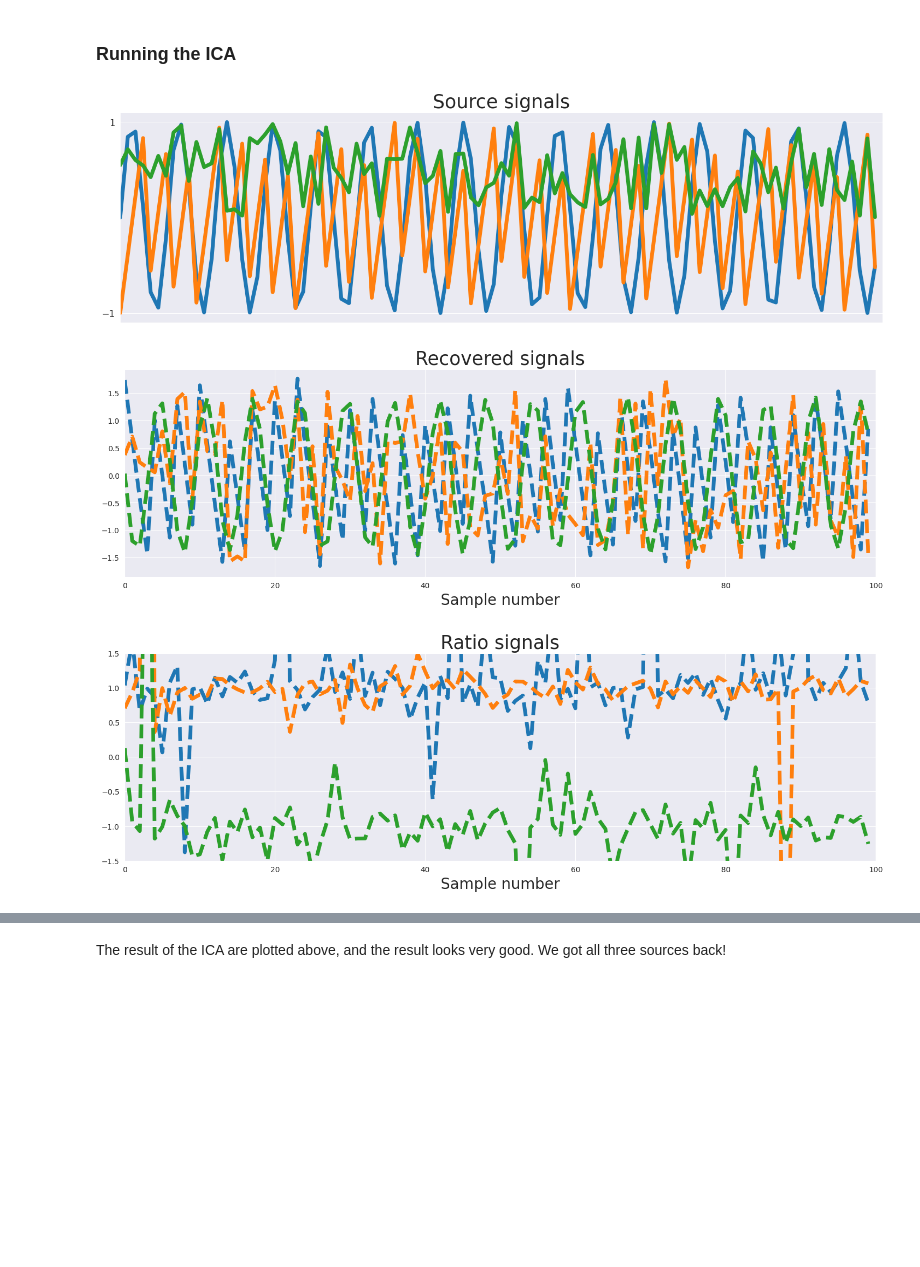
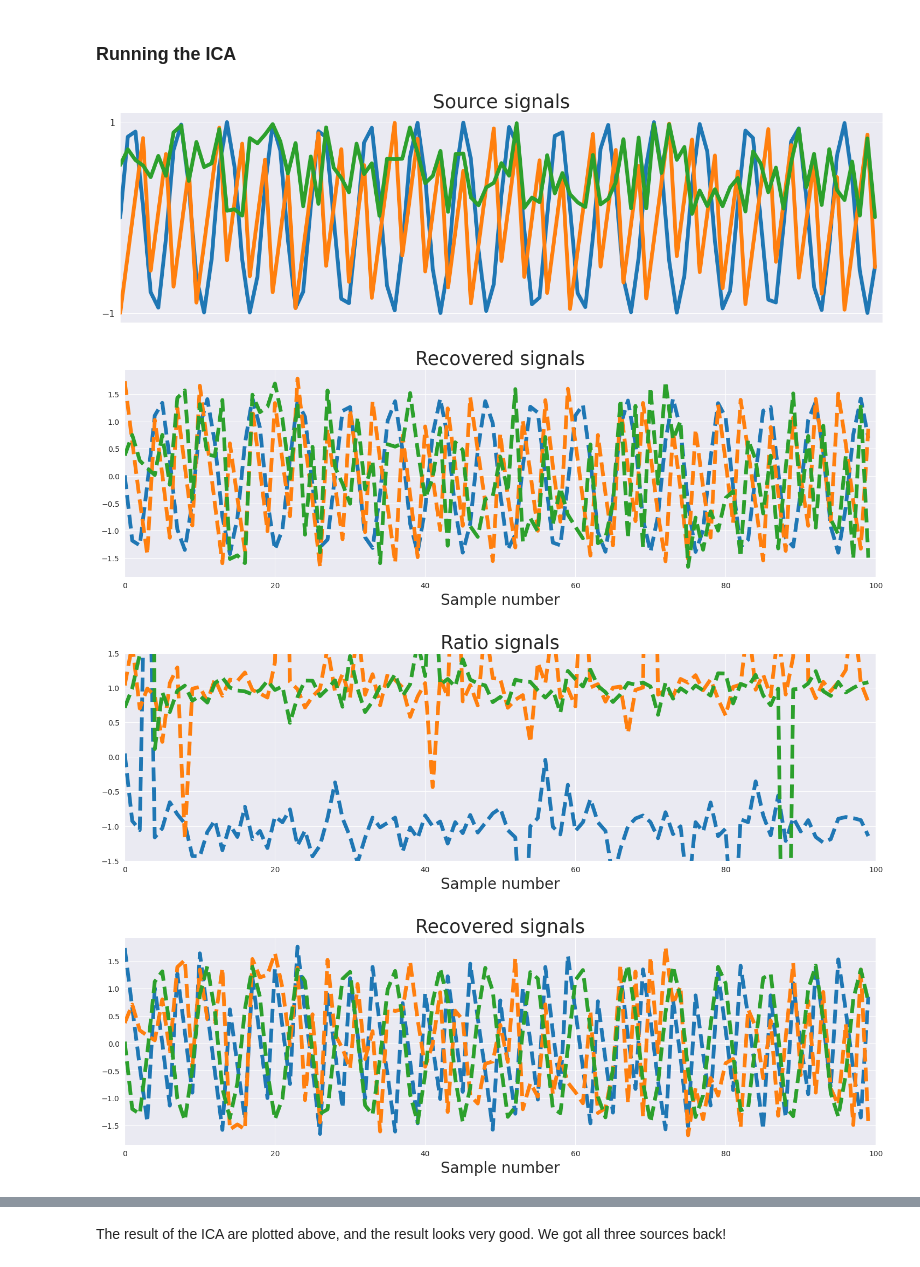
Before and after one commit to ylefay/independent_component_analysis, a Jupyter notebook: notebooks/fastica.ipynb, the cells around one changed output, grey strips where cells are left out. Drawn from its saved outputs; the diff is of its cells as text; code cells hidden in the pictures; blank space fills up the shorter version.

```diff
--- a/notebooks/fastica.ipynb
+++ b/notebooks/fastica.ipynb
@@ -181,44 +180,52 @@ Xw, whiteM = whitening(Xc)
 # %% [markdown]
 ### Running the ICA
 # %%
-W = fastIcaNour(Xw, 1, 1e-8, 5000).T  #Nour's method.
+JAX_KEY = jax.random.PRNGKey(1337)
 
-JAX_KEY = jax.random.PRNGKey(1337)
-W = fastica(JAX_KEY, Xw, Xw.shape[0], 1e-8, jnp.tanh, 5000)  #Yvann's method
-# They coincide.
+W_fastIcaNour = fastIcaNour(Xw, 1, 1e-8, 5000).T  #Nour's method.
+W_fastIca = fastica(JAX_KEY, Xw, Xw.shape[0], 1e-8, jnp.tanh, 5000)  #Yvann's method
+W_fastIcaDiscriminating = discriminating_fastica(JAX_KEY, Xw, Xw.shape[0], 1e-8,
+                                                 5000)  #Fast ICA discriminating between sub and super gaussian sources
 
 #Un-mix signals using
-unMixed = W.T @ Xw
+unMixed = W_fastIcaNour.T @ Xw
 # %%
 # Plot input signals (not mixed)
 fig, ax = plt.subplots(1, 1, figsize=[18, 5])
 ax.plot(S.T, lw=5)
 ax.tick_params(labelsize=12)
 ax.set_xticks([])
 ax.set_yticks([-1, 1])
 ax.set_title('Source signals', fontsize=25)
 ax.set_xlim(0, S.shape[1])  #ns[-1] depends
 
-fig, ax = plt.subplots(1, 1, figsize=[18, 5])
-ax.plot(unMixed.T, '--', label='Recovered signals', lw=5)
-ax.set_xlabel('Sample number', fontsize=20)
-ax.set_title('Recovered signals', fontsize=25)
-ax.set_xlim(0, S.shape[1])
 
-Sc, _ = demeaning(S)
-Sw, _ = whitening(Sc)  # for comparison purpose
-perm = jnp.argmax(jnp.abs(unMixed @ Sw.T),
-                  axis=0)
+def plot_recovered_signals(unMixed):
+    fig, ax = plt.subplots(1, 1, figsize=[18, 5])
+    ax.plot(unMixed.T, '--', label='Recovered signals', lw=5)
+    ax.set_xlabel('Sample number', fontsize=20)
+    ax.set_title('Recovered signals', fontsize=25)
+    ax.set_xlim(0, S.shape[1])
 
-fig, ax = plt.subplots(1, 1, figsize=[18, 5])
-for i in range(n_sources):
-    ax.plot(unMixed[i] / Sw[perm[i]], '--', label='Recovered signals', lw=5)
-ax.set_xlabel('Sample number', fontsize=20)
-ax.set_title('Ratio signals', fontsize=25)
-ax.set_xlim(0, S.shape[1])
-ax.set_ylim(-1.5, 1.5)
-plt.show()
+    Sc, _ = demeaning(S)
+    Sw, _ = whitening(Sc)  # for comparison purpose
+    perm = jnp.argmax(jnp.abs(unMixed @ Sw.T),
+                      axis=0)
+
+    fig, ax = plt.subplots(1, 1, figsize=[18, 5])
+    for i in range(n_sources):
+        ax.plot(unMixed[perm[i]] / Sw[i], '--', label='Recovered signals', lw=5)
+    ax.set_xlabel('Sample number', fontsize=20)
+    ax.set_title('Ratio signals', fontsize=25)
+    ax.set_xlim(0, S.shape[1])
+    ax.set_ylim(-1.5, 1.5)
+    plt.show()
+
+plot_recovered_signals(W_fastIcaNour.T@Xw)
+plot_recovered_signals(W_fastIca.T@Xw)
+plot_recovered_signals(W_fastIcaDiscriminating.T@Xw)
 # %% [output]
 [figure]
-[figure, old version]
+[figure, new version]
-[figure, old version]
+[figure, new version]
+[figure, added]
```
Also changed, not shown: parts of 6 cells of this notebook, 3 other files.
